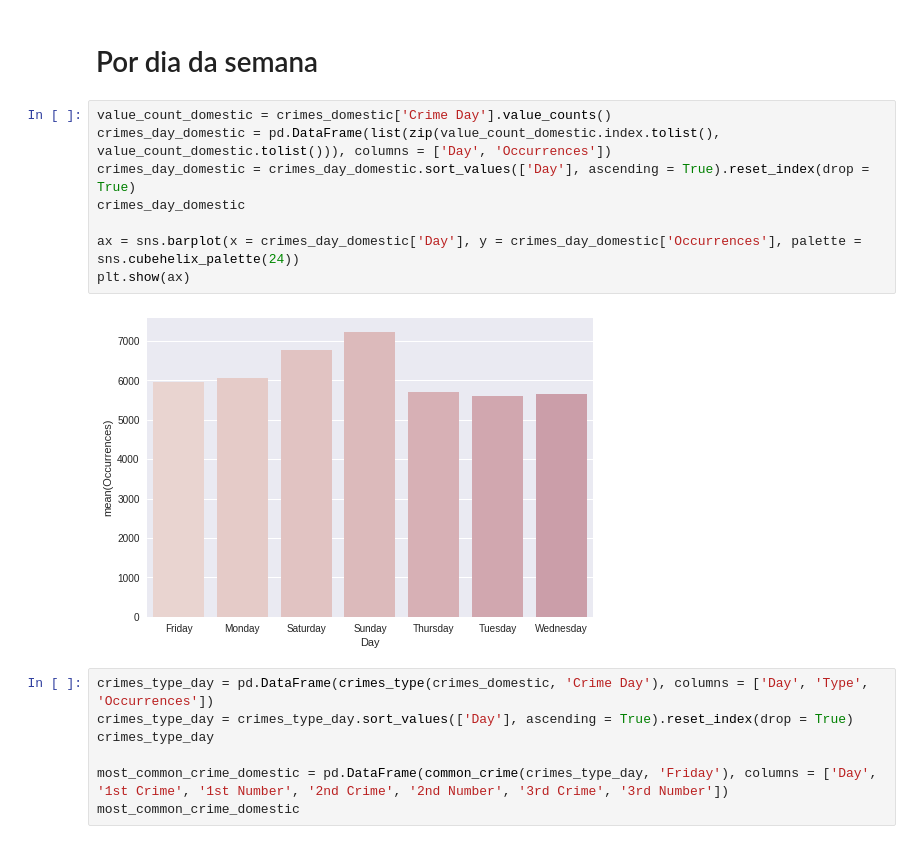
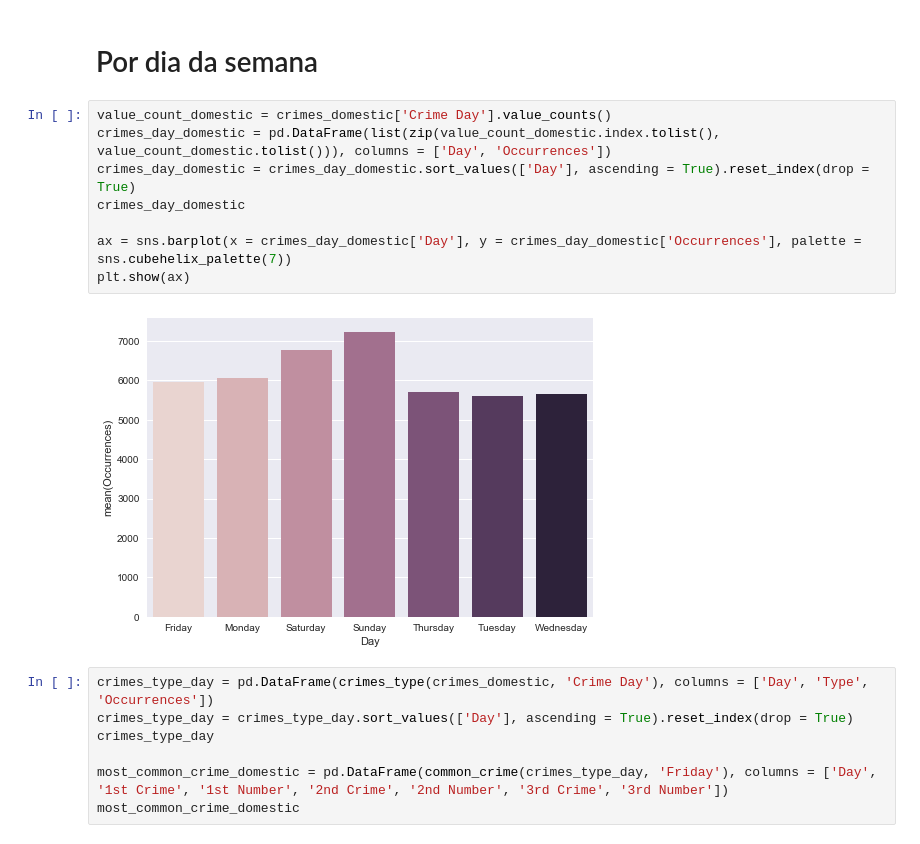
Before and after one commit to if1015-datascience-ufpe/2017-2-projeto-ajgan-rlsma-rcrs3, a Jupyter notebook: Project.ipynb, the cells around one changed output. Drawn from its saved outputs; the diff is of its cells as text.

Commit message:
Melhorando plotagem dos crimes

```diff
--- a/Project.ipynb
+++ b/Project.ipynb
@@ -742,13 +735,13 @@ most_common_crime_domestic
 # %%
 value_count_domestic = crimes_domestic['Crime Day'].value_counts()
 crimes_day_domestic = pd.DataFrame(list(zip(value_count_domestic.index.tolist(), value_count_domestic.tolist())), columns = ['Day', 'Occurrences'])
 crimes_day_domestic = crimes_day_domestic.sort_values(['Day'], ascending = True).reset_index(drop = True)
 crimes_day_domestic
 
-ax = sns.barplot(x = crimes_day_domestic['Day'], y = crimes_day_domestic['Occurrences'], palette = sns.cubehelix_palette(24))
+ax = sns.barplot(x = crimes_day_domestic['Day'], y = crimes_day_domestic['Occurrences'], palette = sns.cubehelix_palette(7))
 plt.show(ax)
 # %% [output]
-[figure, old version]
+[figure, new version]
 # %%
 crimes_type_day = pd.DataFrame(crimes_type(crimes_domestic, 'Crime Day'), columns = ['Day', 'Type', 'Occurrences'])
 crimes_type_day = crimes_type_day.sort_values(['Day'], ascending = True).reset_index(drop = True)
```
Also changed, not shown: parts of 8 cells of this notebook, 2 other files.
